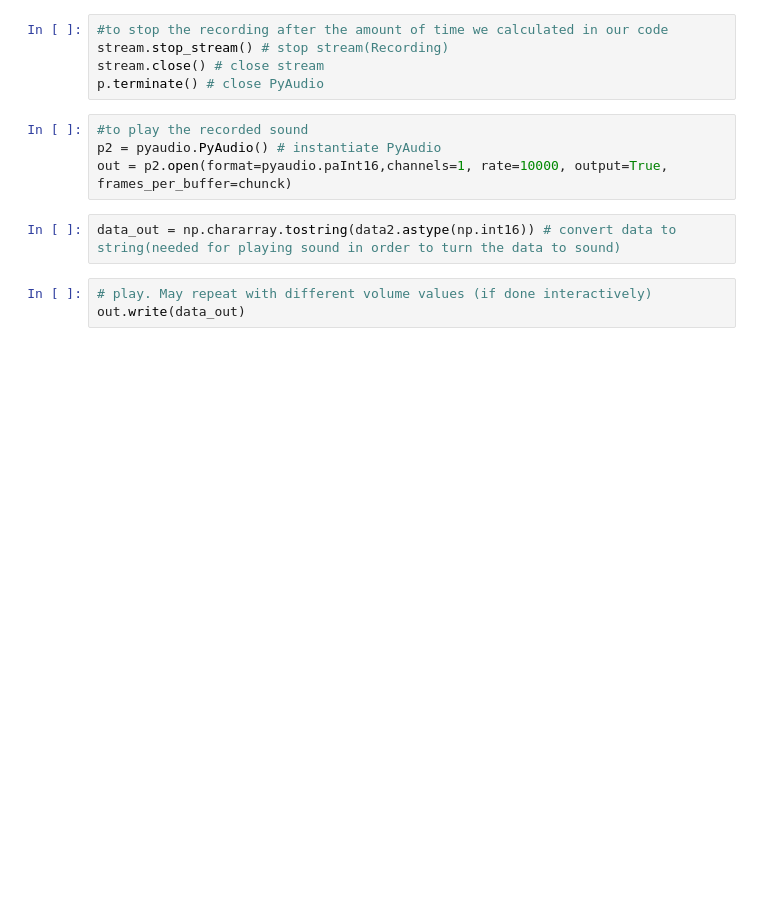
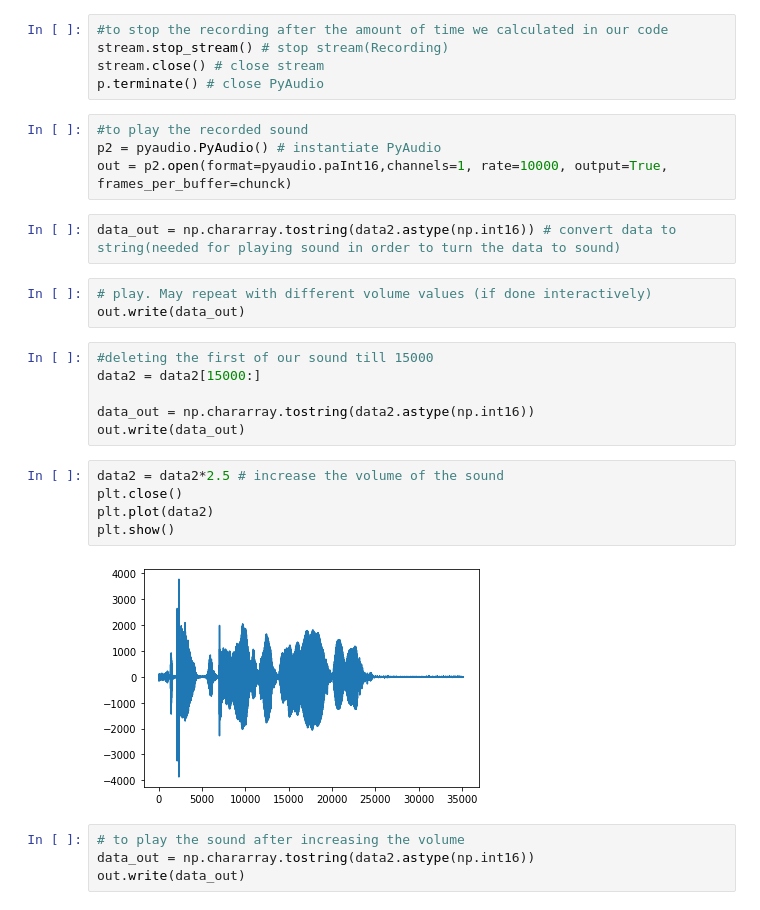
Before and after one commit to Arefe-Masnouie/voice_processing, a Jupyter notebook: voice-rec.ipynb, the cells around one changed output. Cells and saved outputs as stored; diff of their text form; blank space fills up the shorter version.

Commit message:
voice manipulation(increasing the volume and cutting)

```diff
--- a/voice-rec.ipynb
+++ b/voice-rec.ipynb
@@ -55,3 +55,20 @@ data_out = np.chararray.tostring(data2.astype(np.int16)) # convert data to strin
 # %%
 # play. May repeat with different volume values (if done interactively)
 out.write(data_out)
+# %%
+#deleting the first of our sound till 15000
+data2 = data2[15000:]
+
+data_out = np.chararray.tostring(data2.astype(np.int16))
+out.write(data_out)
+# %%
+data2 = data2*2.5 # increase the volume of the sound
+plt.close()
+plt.plot(data2)
+plt.show()
+# %% [output]
+[figure, added]
+# %%
+# to play the sound after increasing the volume
+data_out = np.chararray.tostring(data2.astype(np.int16))
+out.write(data_out)
```
Also changed, not shown: parts of 4 cells of this notebook.
